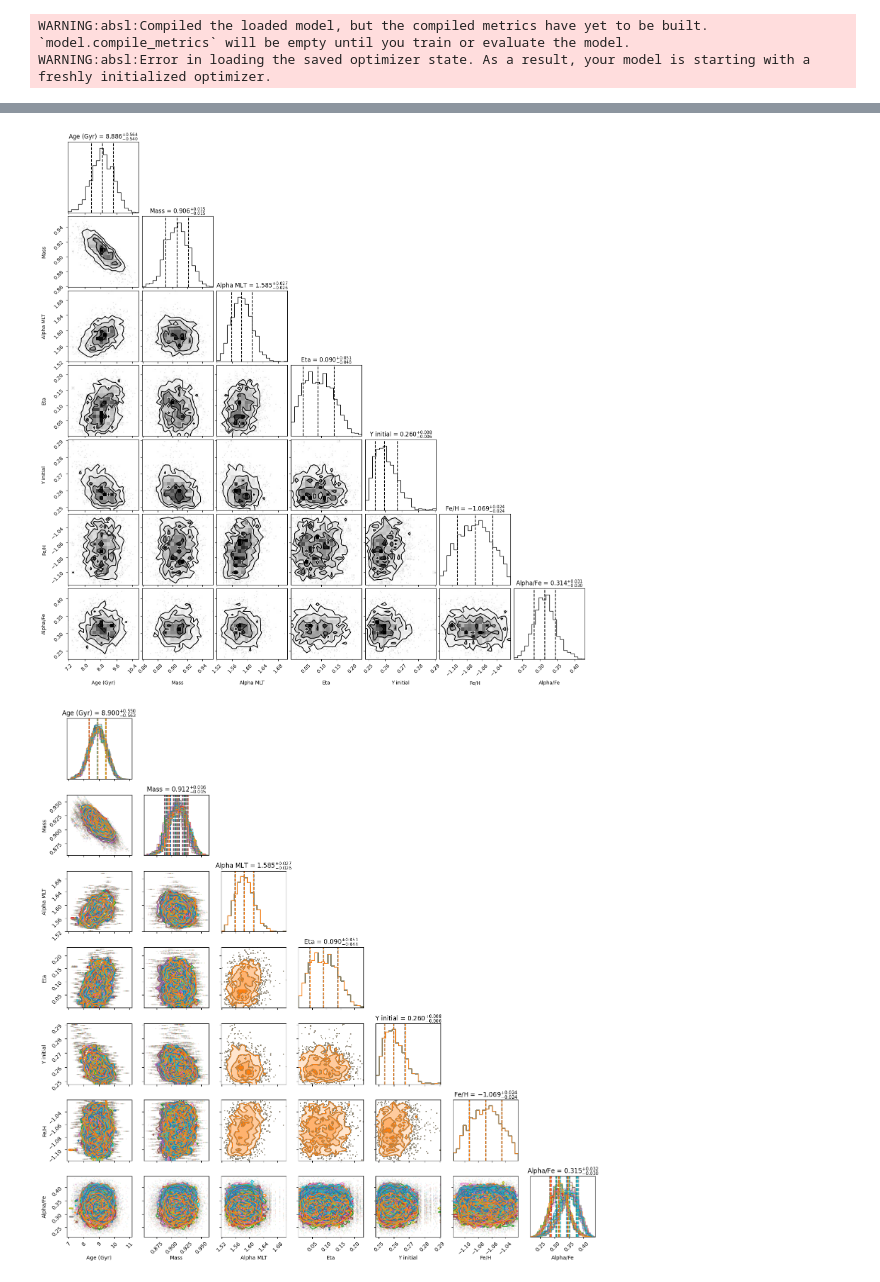
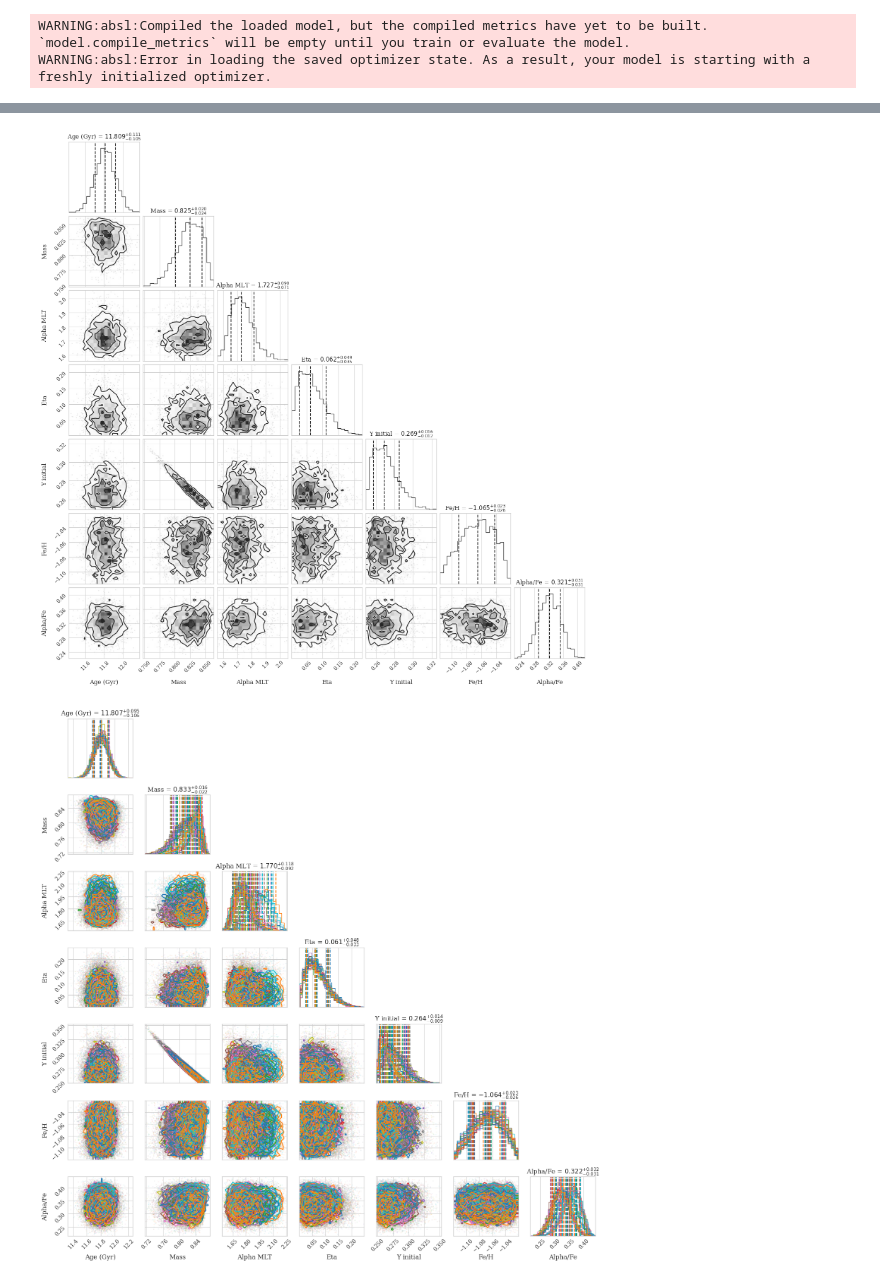
Before and after one commit to ruddock321/y4project, a Jupyter notebook: HBM stuff/Tensor flow model/Model test with tensorflow.ipynb, the cells around one changed output, grey strips where cells are left out. Cells and saved outputs as stored; diff of their text form; code cells hidden in the pictures.

```diff
--- a/HBM stuff/Tensor flow model/Model test with tensorflow.ipynb
+++ b/HBM stuff/Tensor flow model/Model test with tensorflow.ipynb
@@ -653,6 +649,13 @@ rng = random.PRNGKey(0)
 rng, key = random.split(rng)
 
 mcmc.run(key, obs=obs)
+# %%
+nutsprior = NUTS(Bmodel, target_accept_prob=0.8, init_strategy=init_to_median, find_heuristic_step_size=True)
+mcmcprior = MCMC(nutsprior, num_warmup=2000, num_samples=1000, num_chains=2) # between 1000 and 4000 for testing
+rng = random.PRNGKey(0)
+rng, key = random.split(rng)
+
+mcmcprior.run(key, obs=None)
 # %%
 import arviz as az
 from IPython.display import HTML, display
@@ -698,15 +699,15 @@ samples = mcmc.get_samples()
 
 # Index
 
-i = 12
+i = 0
 
 params_of_interest = {
     'Age (Gyr)': np.asarray(samples['age'])[..., i].flatten(),
     'Mass': np.asarray(samples['massini_'])[..., i].flatten(),
-    'Alpha MLT': np.asarray(samples['alphamlt_']).flatten(),
-    'Eta': np.asarray(samples['eta_']).flatten(),
-    'Y initial': np.asarray(samples['yini_']).flatten(),
-    'Fe/H': np.asarray(samples['fehini_']).flatten(),
+    'Alpha MLT': np.asarray(samples['alphamlt_'])[..., i].flatten(),
+    'Eta': np.asarray(samples['eta_'])[..., i].flatten(),
+    'Y initial': np.asarray(samples['yini_'])[..., i].flatten(),
+    'Fe/H': np.asarray(samples['fehini_'])[..., i].flatten(),
     'Alpha/Fe': np.asarray(samples['alphafe_'])[..., i].flatten()
 }
 
@@ -728,7 +729,7 @@ fig = corner.corner(
 #plt.tight_layout()
 plt.show()
 # %% [output]
-[figure, old version]
+[figure, new version]
 # %%
 samples = mcmc.get_samples()
 
@@ -741,35 +742,35 @@ fig = plt.figure(figsize=(15, 15))
 # Loop through each star and generate a corner plot, overlaying them on the same figure
 for i in range(n_stars):
     # Get the parameters for the current star
     params_of_interest = {
         'Age (Gyr)': np.asarray(samples['age'])[..., i].flatten(),
         'Mass': np.asarray(samples['massini_'])[..., i].flatten(),
-        'Alpha MLT': np.asarray(samples['alphamlt_']).flatten(),
-        'Eta': np.asarray(samples['eta_']).flatten(),
-        'Y initial': np.asarray(samples['yini_']).flatten(),
-        'Fe/H': np.asarray(samples['fehini_']).flatten(),
+        'Alpha MLT': np.asarray(samples['alphamlt_'])[..., i].flatten(),
+        'Eta': np.asarray(samples['eta_'])[..., i].flatten(),
+        'Y initial': np.asarray(samples['yini_'])[..., i].flatten(),
+        'Fe/H': np.asarray(samples['fehini_'])[..., i].flatten(),
         'Alpha/Fe': np.asarray(samples['alphafe_'])[..., i].flatten()
     }
 
     # Convert to a numpy array
     X_star = np.column_stack([params_of_interest[key] for key in params_of_interest])
     labels = list(params_of_interest.keys())
 
     # Create the corner plot for this star and overlay it on the same figure
     corner.corner(
         X_star,
         labels=labels,
         quantiles=[0.16, 0.5, 0.84],
         show_titles=True,
         title_kwargs={"fontsize": 12},
         title_fmt='.3f',
         fig=fig,  # Overlay the plot on the same figure
         color='C{}'.format(i),  # Use a different color for each star (C0, C1, ..., C31)
         fill_contours=True  # To fill the contour plots for better overlay
     )
 
 # Adjust layout to avoid overlap
 plt.tight_layout()
 plt.show()
 # %% [output]
-[figure, old version]
+[figure, new version]
```
Also changed, not shown: parts of 4 cells of this notebook, 6 other files.
